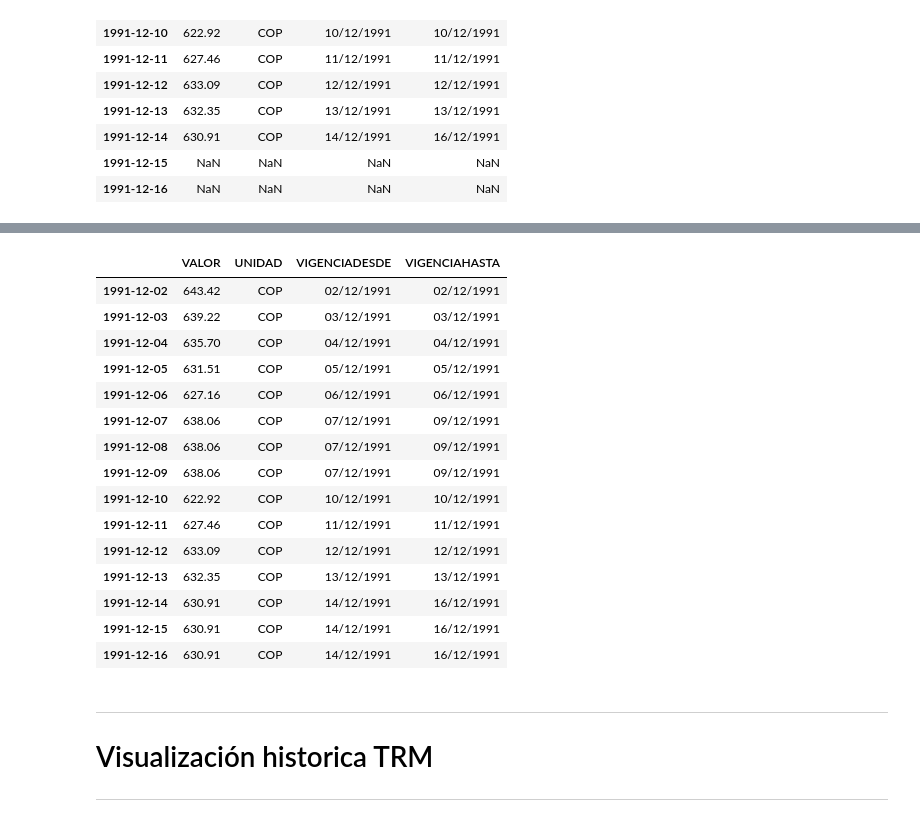
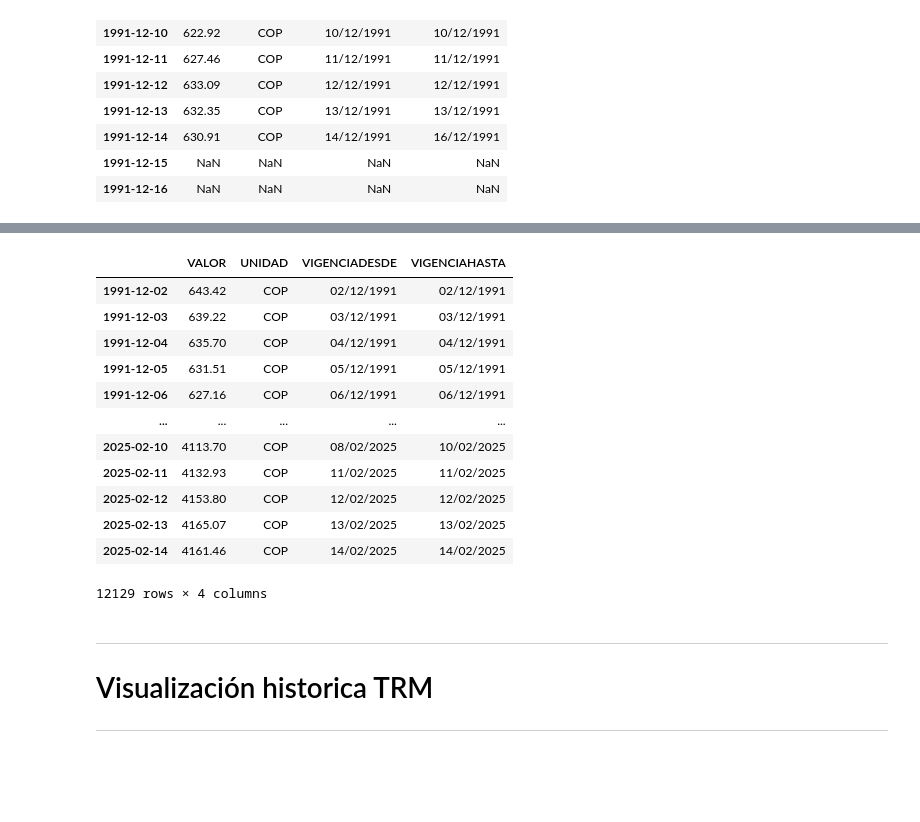
Before and after one commit to sergiolaverde0/fp_sub_IA, a Jupyter notebook: Trabajo_final_JARR_JAJE_SAL.ipynb, the cells around one changed output, grey strips where cells are left out. Drawn from its saved outputs; the diff is of its cells as text; code cells hidden in the pictures; blank space fills up the shorter version.

```diff
--- a/Trabajo_final_JARR_JAJE_SAL.ipynb
+++ b/Trabajo_final_JARR_JAJE_SAL.ipynb
@@ -162,24 +163,21 @@ data.head(15)
 <hr>
 # %%
 data.ffill(inplace=True) # Rellena los valores faltantes (NaN) con el último valor disponible.
-data.head(15)
+data.head(-1)
 # %% [output]
 |  | VALOR | UNIDAD | VIGENCIADESDE | VIGENCIAHASTA |
 | 1991-12-02 | 643.42 | COP | 02/12/1991 | 02/12/1991 |
 | 1991-12-03 | 639.22 | COP | 03/12/1991 | 03/12/1991 |
 | 1991-12-04 | 635.70 | COP | 04/12/1991 | 04/12/1991 |
 | 1991-12-05 | 631.51 | COP | 05/12/1991 | 05/12/1991 |
 | 1991-12-06 | 627.16 | COP | 06/12/1991 | 06/12/1991 |
-| 1991-12-07 | 638.06 | COP | 07/12/1991 | 09/12/1991 |
-| 1991-12-08 | 638.06 | COP | 07/12/1991 | 09/12/1991 |
-| 1991-12-09 | 638.06 | COP | 07/12/1991 | 09/12/1991 |
-| 1991-12-10 | 622.92 | COP | 10/12/1991 | 10/12/1991 |
-| 1991-12-11 | 627.46 | COP | 11/12/1991 | 11/12/1991 |
-| 1991-12-12 | 633.09 | COP | 12/12/1991 | 12/12/1991 |
-| 1991-12-13 | 632.35 | COP | 13/12/1991 | 13/12/1991 |
-| 1991-12-14 | 630.91 | COP | 14/12/1991 | 16/12/1991 |
-| 1991-12-15 | 630.91 | COP | 14/12/1991 | 16/12/1991 |
-| 1991-12-16 | 630.91 | COP | 14/12/1991 | 16/12/1991 |
+| ... | ... | ... | ... | ... |
+| 2025-02-10 | 4113.70 | COP | 08/02/2025 | 10/02/2025 |
+| 2025-02-11 | 4132.93 | COP | 11/02/2025 | 11/02/2025 |
+| 2025-02-12 | 4153.80 | COP | 12/02/2025 | 12/02/2025 |
+| 2025-02-13 | 4165.07 | COP | 13/02/2025 | 13/02/2025 |
+| 2025-02-14 | 4161.46 | COP | 14/02/2025 | 14/02/2025 |
+12129 rows × 4 columns
 # %% [markdown]
 <hr>
 
```
Also changed, not shown: parts of 14 cells of this notebook, 1 other file.
